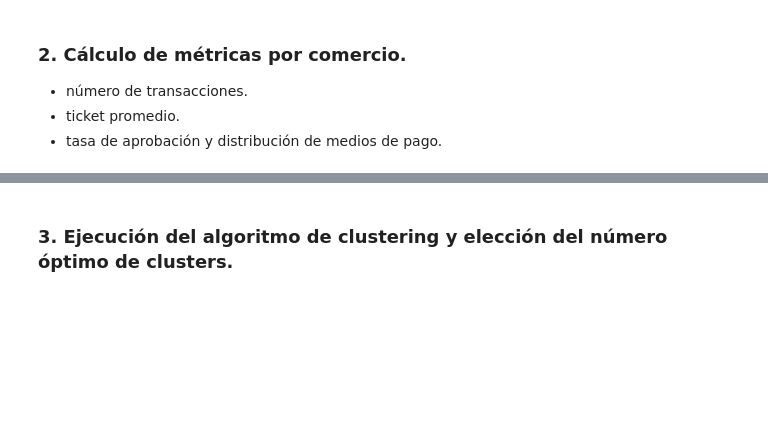
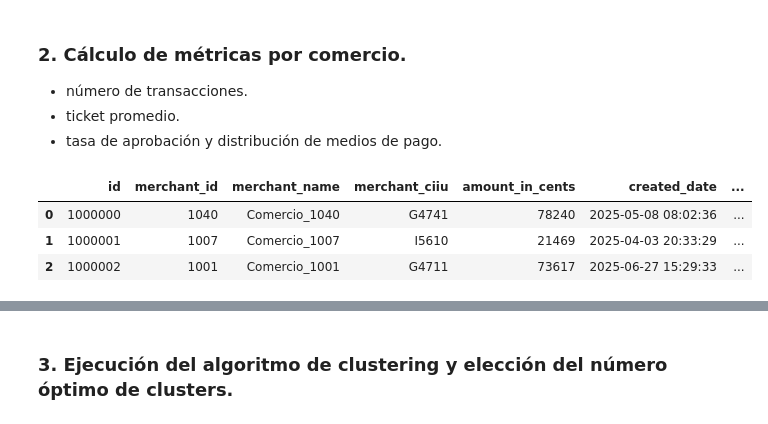
Before and after one commit to Dfperezgdatascientist/Prueba_tecnica_Wompi_EN, a Jupyter notebook: Prueba_tecnica_Wompi_Especialista_Negocio.ipynb, the cells around one changed output, grey strips where cells are left out. Cells and saved outputs as stored; diff of their text form; code cells hidden in the pictures; blank space fills up the shorter version.

```diff
--- a/Prueba_tecnica_Wompi_Especialista_Negocio.ipynb
+++ b/Prueba_tecnica_Wompi_Especialista_Negocio.ipynb
@@ -195,3 +207,10 @@ Name: proportion, dtype: float64
 * número de transacciones.
 * ticket promedio.
 * tasa de aprobación y distribución de medios de pago.
+# %%
+df_trans_comer.head(3)
+# %% [output]
+|  | id | merchant_id | merchant_name | merchant_ciiu | amount_in_cents | created_date | ... |
+| 0 | 1000000 | 1040 | Comercio_1040 | G4741 | 78240 | 2025-05-08 08:02:36 | ... |
+| 1 | 1000001 | 1007 | Comercio_1007 | I5610 | 21469 | 2025-04-03 20:33:29 | ... |
+| 2 | 1000002 | 1001 | Comercio_1001 | G4711 | 73617 | 2025-06-27 15:29:33 | ... |
```
Also changed, not shown: parts of 9 cells of this notebook, 1 other file.
